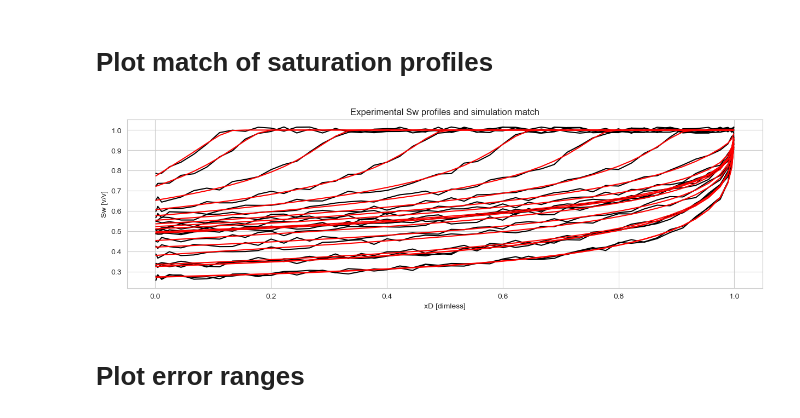
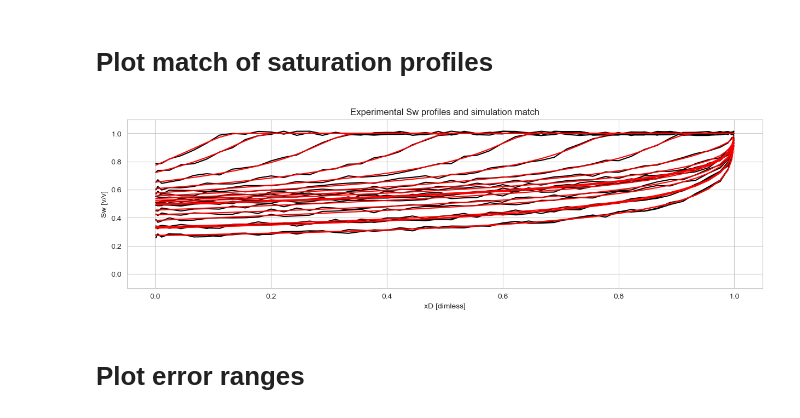
Before and after one commit to sede-open/Core2Relperm, a Jupyter notebook: python/USS_synthetic_data_drainage_from-Excel.ipynb, the cells around one changed output. Saved outputs shown, nothing was run; the diff lists cells and outputs as text; code cells hidden in the pictures.

```diff
--- a/python/USS_synthetic_data_drainage_from-Excel.ipynb
+++ b/python/USS_synthetic_data_drainage_from-Excel.ipynb
@@ -250,7 +250,7 @@ NOW  = 3.0
 
 params_LET = Parameters()
 params_LET.add('Swc',  value=SWC,  vary=False)
-params_LET.add('Sorw', value=SORW, min=0.05, max=0.45, vary=True)
+params_LET.add('Sorw', value=SORW, min=0.0, max=0.45, vary=True)
 params_LET.add('krwe', value=KRWE, min=0.05, max=1.10, vary=True)
 params_LET.add('kroe', value=KROE, min=0.05, max=1.10, vary=True)
 params_LET.add('Lw', value=NW,   min=1.5,  max=5.0, vary=True)
@@ -1363,25 +1359,27 @@ def get_his_sim_profiles( sw_profile_times, sw_profile_data, model_result ):
 # %%
 plt.figure(figsize=(15,4))
 #plt.plot( result_exp.xD, Swproferr, color='gray',label='experimental data');
 #plt.plot( result1.xD, result1.movie_sw.T, 'k',label='match');
 
 
 for c in expdataHISsatprofiles.columns:
     if c.startswith('Profile'):
       plt.plot( expdataHISsatprofiles.xD, expdataHISsatprofiles[c].values, '-',color='black',label='experimental data');
 
 #plt.plot( result1.xD, result1.movie_sw.T, 'r-',label='match');
 
 for i in range(len(expdataHISsattimes)):
      plt.plot( get_his_sim_profiles(expdataHISsattimes,expdataHISsatprofiles,result1)[0],get_his_sim_profiles(expdataHISsattimes,expdataHISsatprofiles,result1)[2][i], 'r-',label='match');
 
+plt.ylim(-0.1,1.1)
+
 plt.xlabel('xD [dimless]')
 plt.ylabel('Sw [v/v]')
 plt.title('Experimental Sw profiles and simulation match');
 #plt.legend()
 plt.show()
 # %% [output]
-[figure, old version]
+[figure, new version]
 # %% [markdown]
 # Plot error ranges
 # %%
```
Also changed, not shown: parts of 14 cells of this notebook, 5 other files.
